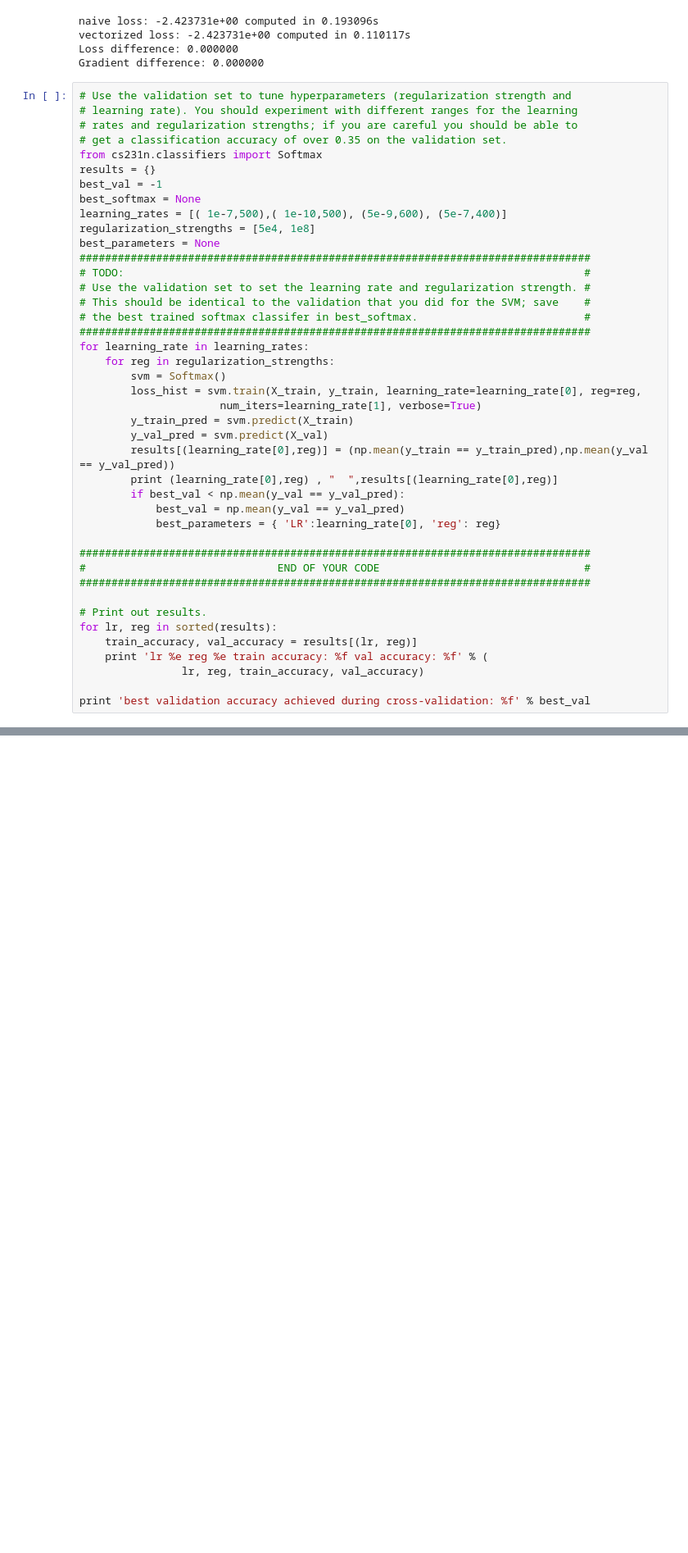
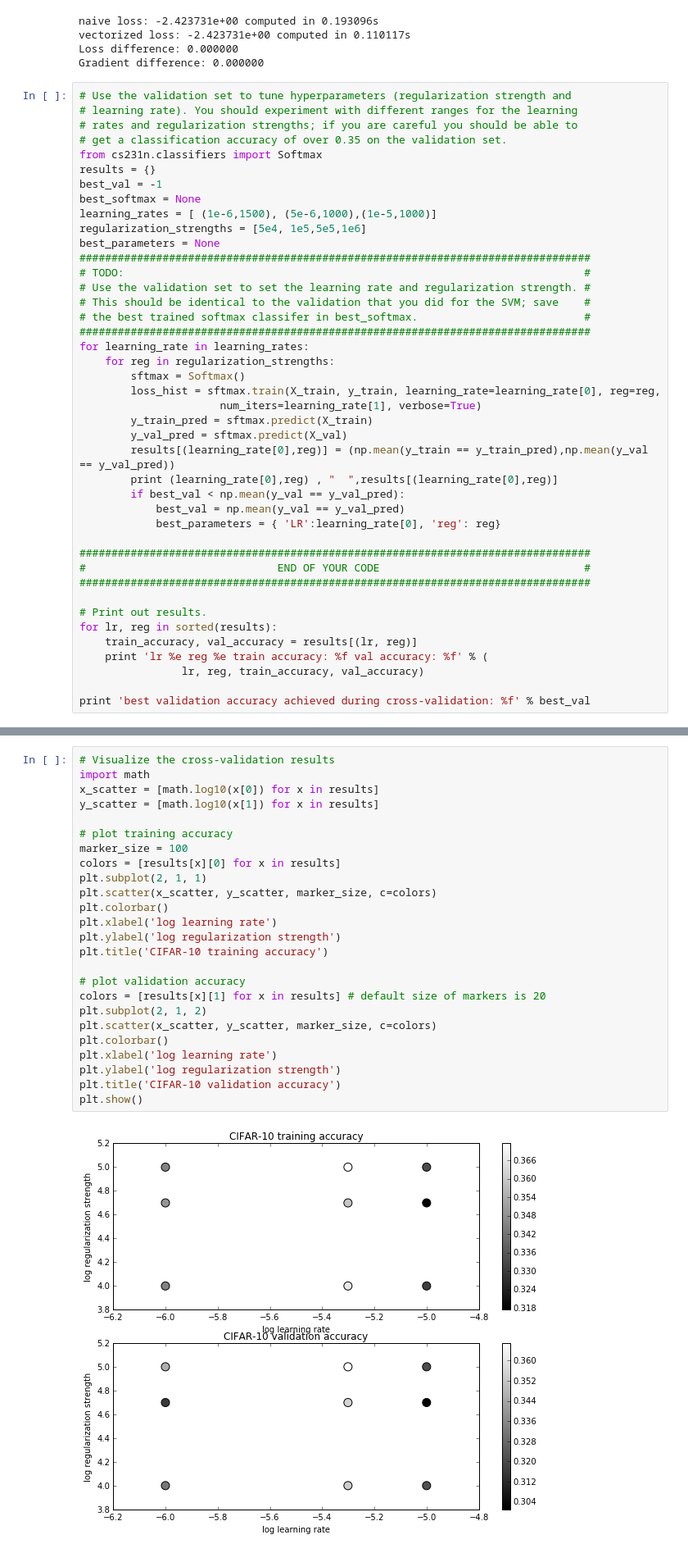
Before and after one commit to bagavi/CS231N, a Jupyter notebook: assignment1/softmax.ipynb, the cells around one changed output, grey strips where cells are left out. Shown: that part at 82% size. Drawn from its saved outputs; the diff is of its cells as text; blank space fills up the shorter version.

```diff
--- a/assignment1/softmax.ipynb
+++ b/assignment1/softmax.ipynb
@@ -192,8 +192,8 @@ from cs231n.classifiers import Softmax
 results = {}
 best_val = -1
 best_softmax = None
-learning_rates = [( 1e-7,500),( 1e-10,500), (5e-9,600), (5e-7,400)]
-regularization_strengths = [5e4, 1e8]
+learning_rates = [ (1e-6,1500), (5e-6,1000),(1e-5,1000)]
+regularization_strengths = [5e4, 1e5,5e5,1e6]
 best_parameters = None
 ################################################################################
 # TODO:                                                                        #
@@ -203,11 +203,11 @@ best_parameters = None
 ################################################################################
 for learning_rate in learning_rates:
     for reg in regularization_strengths:
-        svm = Softmax()
-        loss_hist = svm.train(X_train, y_train, learning_rate=learning_rate[0], reg=reg,
+        sftmax = Softmax()
+        loss_hist = sftmax.train(X_train, y_train, learning_rate=learning_rate[0], reg=reg,
                       num_iters=learning_rate[1], verbose=True)
-        y_train_pred = svm.predict(X_train)
-        y_val_pred = svm.predict(X_val)
+        y_train_pred = sftmax.predict(X_train)
+        y_val_pred = sftmax.predict(X_val)
         results[(learning_rate[0],reg)] = (np.mean(y_train == y_train_pred),np.mean(y_val == y_val_pred))
         print (learning_rate[0],reg) , "  ",results[(learning_rate[0],reg)]
         if best_val < np.mean(y_val == y_val_pred):
@@ -232,3 +246,30 @@ iteration 200 / 500: loss 806.295040
+# %%
+# Visualize the cross-validation results
+import math
+x_scatter = [math.log10(x[0]) for x in results]
+y_scatter = [math.log10(x[1]) for x in results]
+
+# plot training accuracy
+marker_size = 100
+colors = [results[x][0] for x in results]
+plt.subplot(2, 1, 1)
+plt.scatter(x_scatter, y_scatter, marker_size, c=colors)
+plt.colorbar()
+plt.xlabel('log learning rate')
+plt.ylabel('log regularization strength')
+plt.title('CIFAR-10 training accuracy')
+
+# plot validation accuracy
+colors = [results[x][1] for x in results] # default size of markers is 20
+plt.subplot(2, 1, 2)
+plt.scatter(x_scatter, y_scatter, marker_size, c=colors)
+plt.colorbar()
+plt.xlabel('log learning rate')
+plt.ylabel('log regularization strength')
+plt.title('CIFAR-10 validation accuracy')
+plt.show()
+# %% [output]
+[figure, added]
 # %%
 # evaluate on test set
 # Evaluate the best softmax on test set
```
Also changed, not shown: parts of 3 cells of this notebook, 1 other file.
